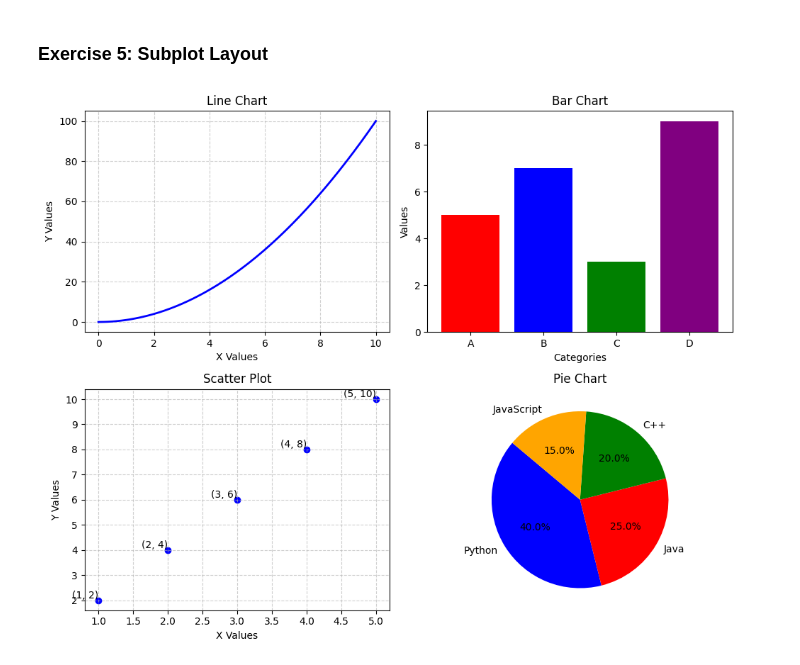
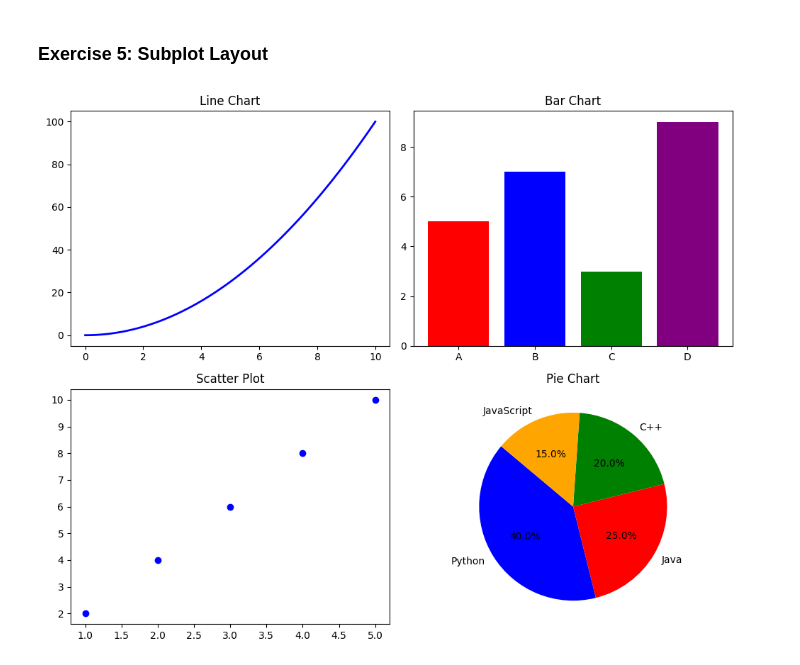
Before and after one commit to Impana-keshavamurthy/python-jupyter-template, a Jupyter notebook: src/5-subplot.ipynb, the cells around one changed output. Saved outputs shown, nothing was run; the diff lists cells and outputs as text; code cells hidden in the pictures.

```diff
--- a/src/5-subplot.ipynb
+++ b/src/5-subplot.ipynb
@@ -3,48 +3,53 @@
 # %%
 # TASK: Create a 2x2 subplot layout.
 # Plot a line chart in the first subplot, a bar chart in the second, a scatter plot in the third, and a pie chart in the fourth.
 # Create a 2x2 subplot layout
 import matplotlib.pyplot as plt
 import numpy as np
+
+# Data validation functions
+def validate_data(x, y):
+    if len(x) != len(y):
+        raise ValueError("X and Y values must have the same length.")
+    if not all(isinstance(i, (int, float)) for i in x + y):
+        raise TypeError("X and Y values must be numeric.")
+
+# Data
+x = np.linspace(0, 10, 100)
+y = x ** 2
+categories = ['A', 'B', 'C', 'D']
+values = [5, 7, 3, 9]
+x_scatter = [1, 2, 3, 4, 5]
+y_scatter = [2, 4, 6, 8, 10]
+labels = ['Python', 'Java', 'C++', 'JavaScript']
+sizes = [40, 25, 20, 15]
+
 fig, axes = plt.subplots(2, 2, figsize=(10, 8))
 
-# Line Chart (Top-Left)
-x = np.linspace(0, 10, 100)
-y = x ** 2
-axes[0, 0].plot(x, y, color='b', linewidth=2)
-axes[0, 0].set_title('Line Chart')
-axes[0, 0].set_xlabel('X Values')
-axes[0, 0].set_ylabel('Y Values')
-axes[0, 0].grid(True, linestyle='--', alpha=0.6)
+try:
+    validate_data(x.tolist(), y.tolist())
+    validate_data(x_scatter, y_scatter)
 
-# Bar Chart (Top-Right)
-categories = ['A', 'B', 'C', 'D']
-values = [5, 7, 3, 9]
-colors = ['red', 'blue', 'green', 'purple']
-axes[0, 1].bar(categories, values, color=colors)
-axes[0, 1].set_title('Bar Chart')
-axes[0, 1].set_xlabel('Categories')
-axes[0, 1].set_ylabel('Values')
+    # Line Chart
+    axes[0, 0].plot(x, y, color='b', linewidth=2)
+    axes[0, 0].set_title('Line Chart')
 
-# Scatter Plot (Bottom-Left)
-x_scatter = [1, 2, 3, 4, 5]
-y_scatter = [2, 4, 6, 8, 10]
-axes[1, 0].scatter(x_scatter, y_scatter, color='blue', marker='o')
-for i in range(len(x_scatter)):
-    axes[1, 0].text(x_scatter[i], y_scatter[i], f'({x_scatter[i]}, {y_scatter[i]})', fontsize=10, ha='right', va='bottom')
-axes[1, 0].set_title('Scatter Plot')
-axes[1, 0].set_xlabel('X Values')
-axes[1, 0].set_ylabel('Y Values')
-axes[1, 0].grid(True, linestyle='--', alpha=0.6)
+    # Bar Chart
+    axes[0, 1].bar(categories, values, color=['red', 'blue', 'green', 'purple'])
+    axes[0, 1].set_title('Bar Chart')
 
-# Pie Chart (Bottom-Right)
-labels = ['Python', 'Java', 'C++', 'JavaScript']
-sizes = [40, 25, 20, 15]
-axes[1, 1].pie(sizes, labels=labels, autopct='%1.1f%%', colors=['blue', 'red', 'green', 'orange'], startangle=140)
-axes[1, 1].set_title('Pie Chart')
+    # Scatter Plot
+    axes[1, 0].scatter(x_scatter, y_scatter, color='blue', marker='o')
+    axes[1, 0].set_title('Scatter Plot')
 
-# Adjust layout and show the plot
-plt.tight_layout()
-plt.show()
+    # Pie Chart
+    axes[1, 1].pie(sizes, labels=labels, autopct='%1.1f%%', colors=['blue', 'red', 'green', 'orange'], startangle=140)
+    axes[1, 1].set_title('Pie Chart')
+
+    plt.tight_layout()
+    plt.show()
+
+except Exception as e:
+    print(f"Error: {e}")
 # %% [output]
-[figure, old version]
+[figure, new version]
```
Also changed, not shown: 5 other files.
